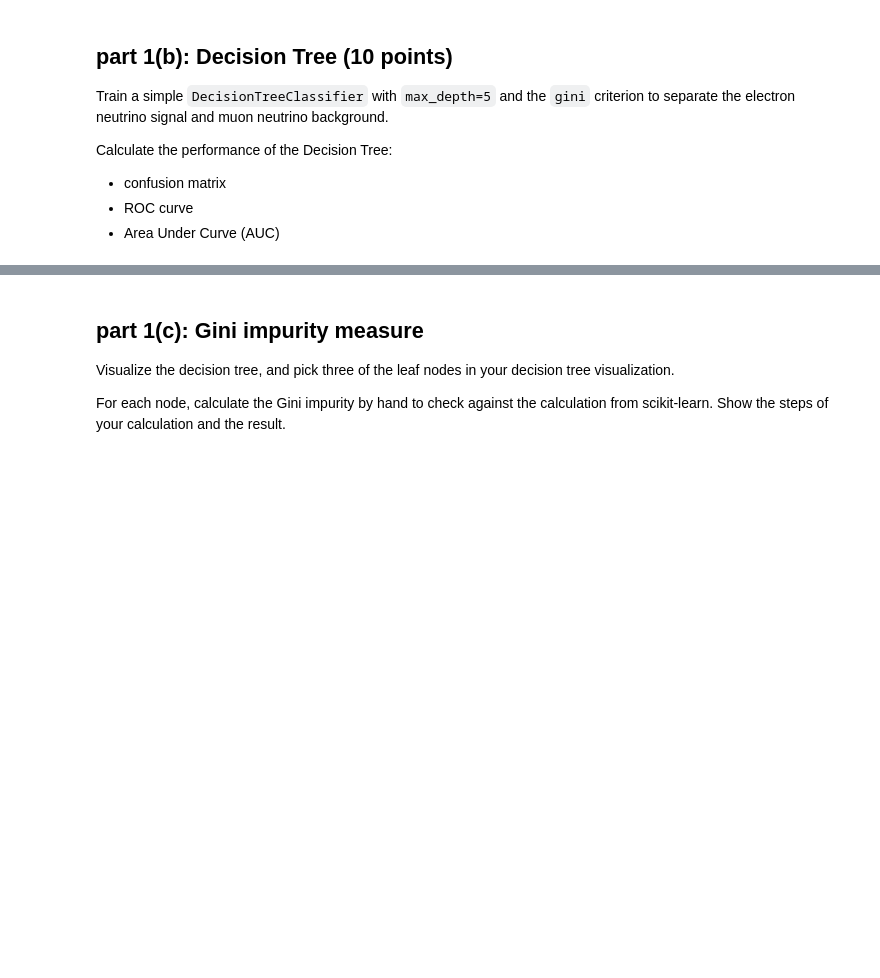
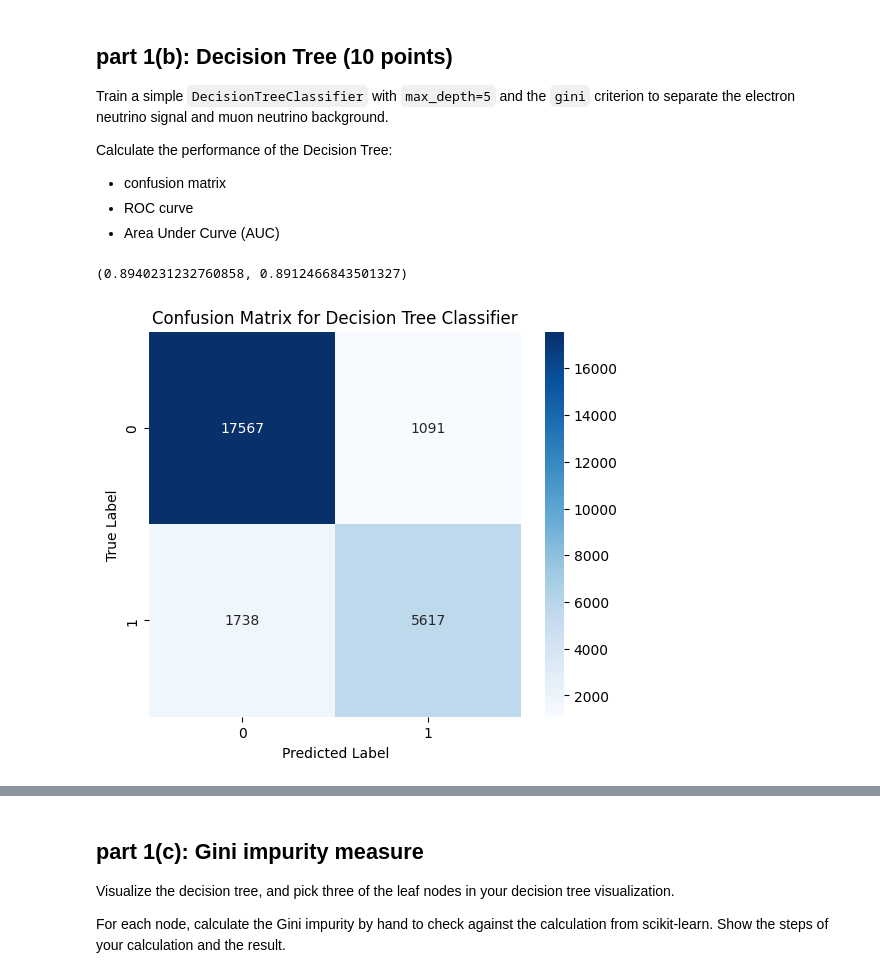
Before and after one commit to lbovet8/phys152-2026, a Jupyter notebook: Exercises/Homework-2.ipynb, the cells around one changed output, grey strips where cells are left out. Drawn from its saved outputs; the diff is of its cells as text; code cells hidden in the pictures; blank space fills up the shorter version.

```diff
--- a/Exercises/Homework-2.ipynb
+++ b/Exercises/Homework-2.ipynb
@@ -95,0 +108,22 @@ Calculate the performance of the Decision Tree:
+# %%
+score=[]
+dtclassifier = DecisionTreeClassifier(criterion='gini', max_depth=5)
+dtclassifier.fit(X_train, y_train)
+dtclassifier.score(X_train,y_train),dtclassifier.score(X_test,y_test)
+# %% [output]
+(0.8940231232760858, 0.8912466843501327)
+# %%
+# Get predictions from the DecisionTreeClassifier on the test set
+y_pred_dt = dtclassifier.predict(X_test)
+
+# Create confusion matrix for Decision Tree
+cm_dt = confusion_matrix(y_test, y_pred_dt)
+
+plt.figure(figsize=(6, 5))
+sns.heatmap(cm_dt, annot=True, fmt='d', cmap='Blues')
+plt.title('Confusion Matrix for Decision Tree Classifier')
+plt.ylabel('True Label')
+plt.xlabel('Predicted Label')
+plt.show()
+# %% [output]
+[figure, added]
```
Also changed, not shown: parts of 8 cells of this notebook.
